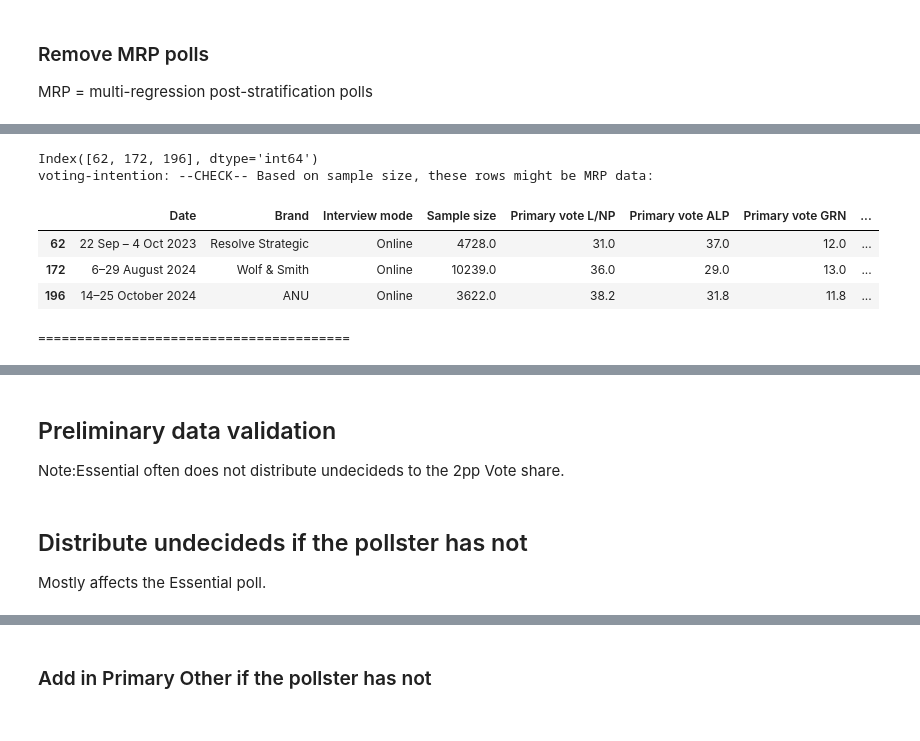
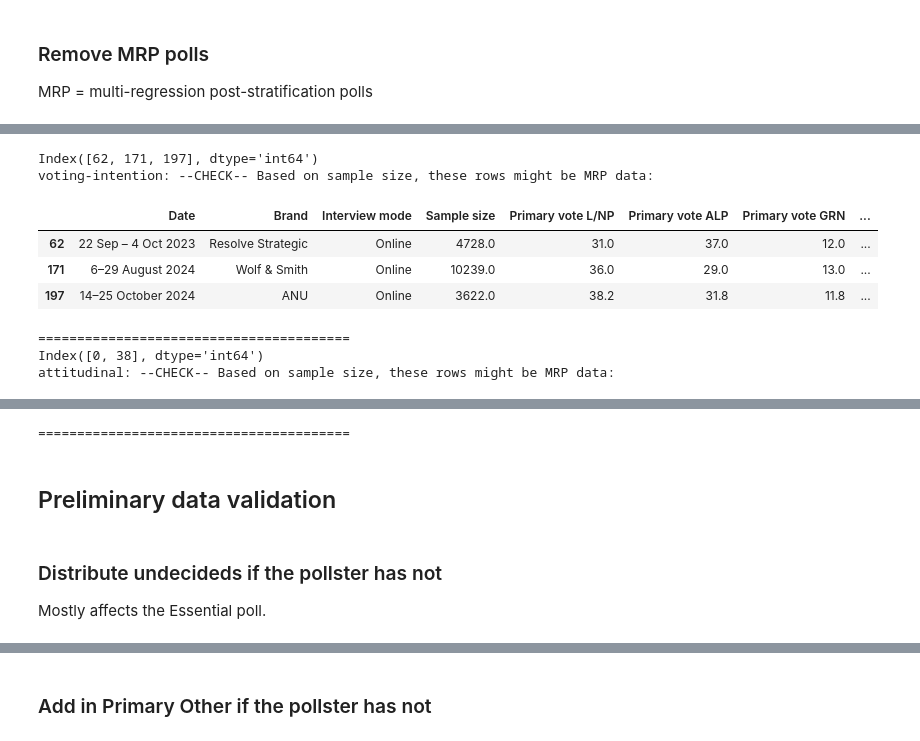
Before and after one commit to bpalmer4/Australian-Federal-Election-2025, a Jupyter notebook: notebooks/_data_capture.ipynb, the cells around one changed output, grey strips where cells are left out. Cells and saved outputs as stored; diff of their text form; code cells hidden in the pictures.

Commit message:
Updated data

```diff
--- a/notebooks/_data_capture.ipynb
+++ b/notebooks/_data_capture.ipynb
@@ -110,7 +107,9 @@ attitudinal:
 # %%
 def fix_col_names(input_: dict[str, pd.DataFrame]) -> dict[str, pd.DataFrame]:
     """
-    Standardise the column names in the tables.
+    Standardise the column names in the tables. For some reason,
+    the voting intention and attitudinal tables at Wikipedia have
+    different column names for the same information.
     """
 
     fix = {
@@ -135,6 +134,7 @@ def fix_col_names(input_: dict[str, pd.DataFrame]) -> dict[str, pd.DataFrame]:
 
 
 data = fix_col_names(data)
+data.keys()
 # %% [output]
 voting-intention fixed col from Sample size to Sample size
 attitudinal fixed col from Firm to Brand
@@ -177,20 +185,32 @@ voting-intention MRP about to drop:
 # %%
-# Check for unusally large sample sizes - may be MRP polling
-SAMPLE_CHECK = 3000
+def check_for_large_samples(
+    data_dict: dict[str, pd.DataFrame],
+    threshold: int = 3000,
+) -> None:
+    """
+    Check for unusually large sample sizes - may be MRP polling.
+    """
 
-for label, table in data.items():
-    sample_col = table.columns[table.columns.str.contains("sample", case=False)][0]
-    odd = table.index[table[sample_col].notna() & (table[sample_col] >= SAMPLE_CHECK)]
-    print(odd)
-    if len(odd):
-        print(f"{label}: --CHECK-- Based on sample size, these rows might be MRP data:")
-        display(table.loc[odd])
-        print("=" * 40)
+    for name, t in data_dict.items():
+        sample_col = t.columns[t.columns.str.contains("sample", case=False)][0]
+        odd = t.index[t[sample_col].notna() & (t[sample_col] >= threshold)]
+        print(odd)
+        if len(odd):
+            print(
+                f"{name}: --CHECK-- Based on sample size, these rows might be MRP data:"
+            )
+            display(t.loc[odd])
+            print("=" * 40)
+
+
+check_for_large_samples(data)
 # %% [output]
-Index([62, 172, 196], dtype='int64')
+Index([62, 171, 197], dtype='int64')
 voting-intention: --CHECK-- Based on sample size, these rows might be MRP data:
 |  | Date | Brand | Interview mode | Sample size | Primary vote L/NP | Primary vote ALP | Primary vote GRN | ... |
 | 62 | 22 Sep – 4 Oct 2023 | Resolve Strategic | Online | 4728.0 | 31.0 | 37.0 | 12.0 | ... |
-| 172 | 6–29 August 2024 | Wolf & Smith | Online | 10239.0 | 36.0 | 29.0 | 13.0 | ... |
-| 196 | 14–25 October 2024 | ANU | Online | 3622.0 | 38.2 | 31.8 | 11.8 | ... |
+| 171 | 6–29 August 2024 | Wolf & Smith | Online | 10239.0 | 36.0 | 29.0 | 13.0 | ... |
+| 197 | 14–25 October 2024 | ANU | Online | 3622.0 | 38.2 | 31.8 | 11.8 | ... |
 ========================================
+Index([0, 38], dtype='int64')
+attitudinal: --CHECK-- Based on sample size, these rows might be MRP data:
@@ -197,4 +220,3 @@ voting-intention: --CHECK-- Based on sample size, these rows might be MRP data:
+========================================
 # %% [markdown]
 ## Preliminary data validation
-
-Note:Essential often does not distribute undecideds to the 2pp Vote share.
@@ -223,5 +223,5 @@ if False:  # not always useful at this point
 # %% [markdown]
-## Distribute undecideds if the pollster has not
+### Distribute undecideds if the pollster has not
 
 Mostly affects the Essential poll.
 # %%
```
Also changed, not shown: parts of 22 cells of this notebook.
